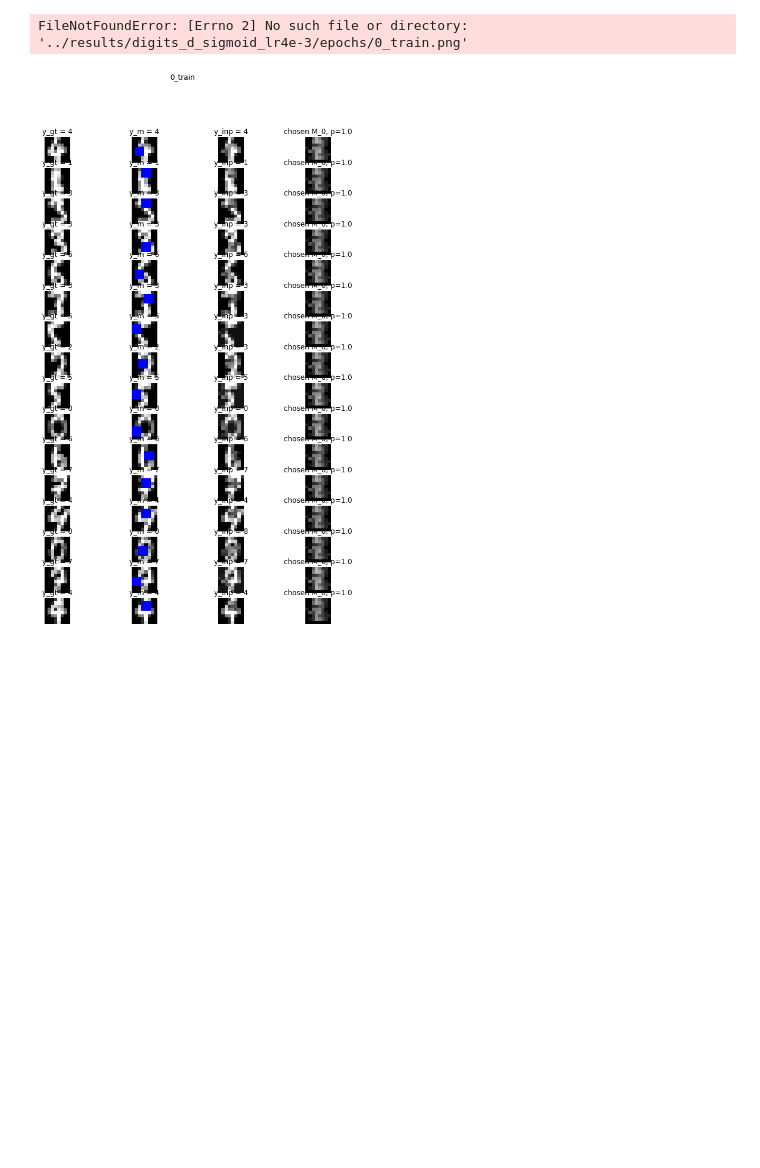
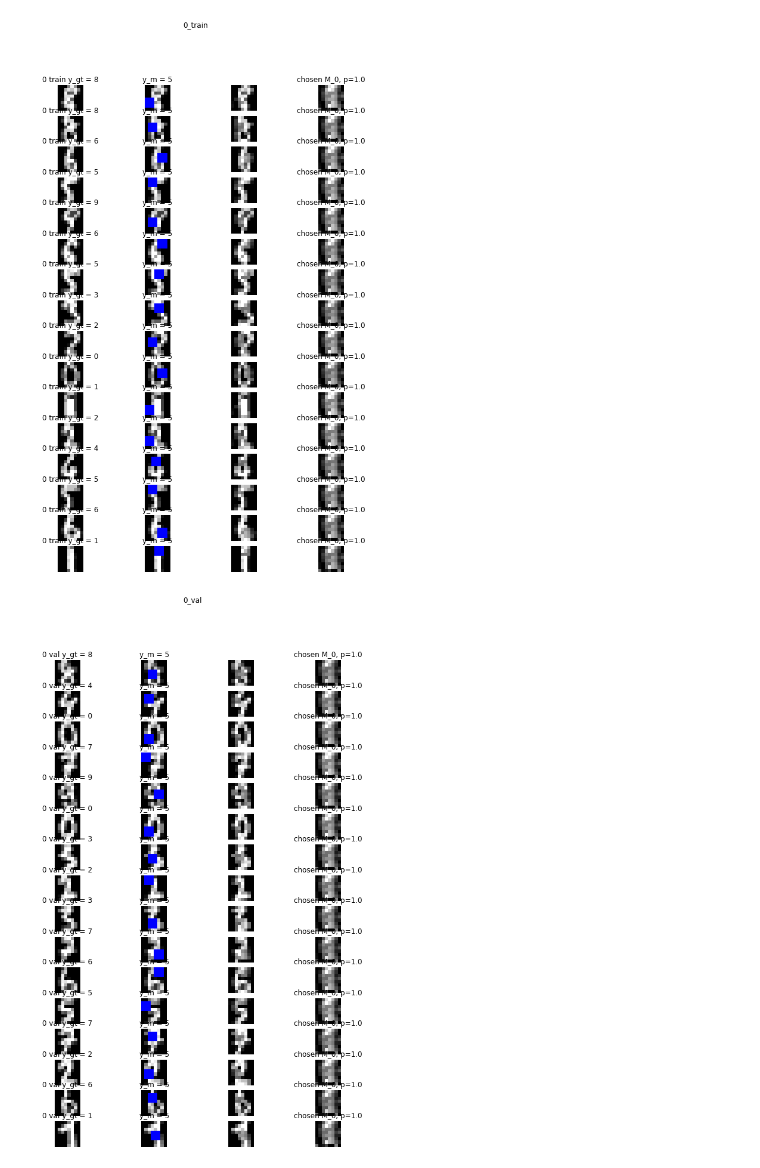
Before and after one commit to mprzewie/dmfa_inpainting, a Jupyter notebook: notebooks/digits_experiment.ipynb, the cells around one changed output. Drawn from its saved outputs; the diff is of its cells as text; code cells hidden in the pictures; blank space fills up the shorter version.

Commit message:
abstract row visualization into a function

```diff
--- a/notebooks/digits_experiment.ipynb
+++ b/notebooks/digits_experiment.ipynb
@@ -79,6 +49,6 @@ device(type='cuda', index=0)
 # %%
-experiment_path = Path("../results/digits_d_sigmoid_lr4e-3")
-experiment_path.mkdir()
+experiment_path = Path("../results/digits/more_visualizations")
+experiment_path.mkdir(exist_ok=True)
 # %%
 ds_train, ds_val = train_val_datasets(3)
 
@@ -107,14 +77,14 @@ device = torch.device("cpu")
 
 inpainter = DigitsLinearInpainter(bias=True, n_hidden_layers=3, n_mixes=1)
 opt = optim.Adam(inpainter.parameters(), lr=4e-3, weight_decay=0.)
-n_epochs = 200
+n_epochs = 50
 history = train_inpainter(
     inpainter,
     dl_train,
     dl_val,
     opt,
-    loss_fn = nll_masked_ubervectorized_batch_loss,
+    loss_fn = nll_masked_batch_loss,
     n_epochs=n_epochs,
-    losses_to_log=dict(r2=r2_masked_batch_loss, m_std=m_std),
+    losses_to_log=dict(r2=r2_masked_batch_loss),
     device=device
 )
@@ -150,0 +145,2 @@ for loss_name in set(history[0]["losses"].keys()):
+# %%
+x = list(zip(*history[0]["sample_results"]["train"]))[0]
@@ -211,67 +181,42 @@ epochs_fig.savefig(experiment_path / "epochs_renders.png")
 # %%
 epochs_path = experiment_path / "epochs"
-# epochs_path.mkdir()
-
+epochs_path.mkdir(exist_ok=True)
 skip = 20
-
 n_rows = 16
 
 for e, h in enumerate(history):
     if e % skip !=0 and e != (len(history) -1):
         continue
 
     for ax_no, fold in [(0,"train"), (1,"val")]:
 
-        X, J, P, M, A, D, Y = h["sample_results"][fold]
+
+        row_length = vis.row_length(*list(zip(*h["sample_results"][fold]))[0])
+
         fig, axes = plt.subplots(
             n_rows,
-            3 + inpainter.n_mixes,
+            row_length,
             figsize=(10,15)
         )
-        for row_no, (x, j, p, m ,a, d, y) in enumerate(zip(X, J, P, M, A, D, Y)):
-            if row_no >= n_rows:
-                continue
-            ax = axes[row_no, 0]
-            ax.imshow(x.reshape(8,8), cmap="gray")
-            ax.axis("off")
-            ax.set_title(f"y_gt = {y}")
 
-            # 1 - masked
-            ax = axes[row_no, 1]
-            vis_digit_mask(x, j, ax)
-            y_masked_pred = classifier.predict(x.reshape(-1, 64))[0]
-            ax.set_title(f"y_m = {y_masked_pred}")
-
-            # 2 - inpainted
-            ax = axes[row_no, 2]
-            x_inp = x.copy()
-            m_ind = np.random.choice(np.arange(m.shape[0]), p=p)
-            m_inp = m[m_ind].reshape(x.shape)
-            x_inp[j==0] = m_inp[j==0]
-            y_inp_pred = classifier.predict(x_inp.reshape(-1, 64))[0]
-
-            ax.imshow(x_inp.reshape(8,8), cmap="gray")
-            ax.axis("off")
-            ax.set_title(f"y_inp = {y_inp_pred}")
-            # 3 - M
-
-            for i, m_ in enumerate(m):
-                ax = axes[row_no, 3 + i]
-
-                ax.imshow(m_.reshape(8,8), cmap="gray", vmin=0, vmax=1)
-                ax.axis("off")
-                p_form = int(p[i] * 100) / 100
-                chosen = "chosen " if i == m_ind else ""
-                ax.set_title(chosen + f"M_{i}, p={p_form}")
+        for row_no, (x, j, p, m ,a, d, y) in enumerate(list(zip(*h["sample_results"][fold]))[:n_rows]):
+            vis.visualize_sample(
+                x, j, p, m, a, d, y,
+                ax_row=axes[row_no],
+                title_prefixes={
+                    0: f"{e} {fold} ",
+                    1: f"y_m = {y_masked_pred}"
+                }
+            )
 
         title = f"{e}_{fold}"
         plt.suptitle(title)
         plt.savefig(epochs_path / f"{title}.png")
 #         plt.show()
 
 
 # epochs_fig = plt.gcf()
 # epochs_fig.savefig(experiment_path / "epochs_renders.png")
 # %% [output]
-FileNotFoundError: [Errno 2] No such file or directory: '../results/digits_d_sigmoid_lr4e-3/epochs/0_train.png'
-[figure, old version]
+[figure, new version]
+[figure, added]
```
Also changed, not shown: parts of 12 cells of this notebook, 3 other files.
